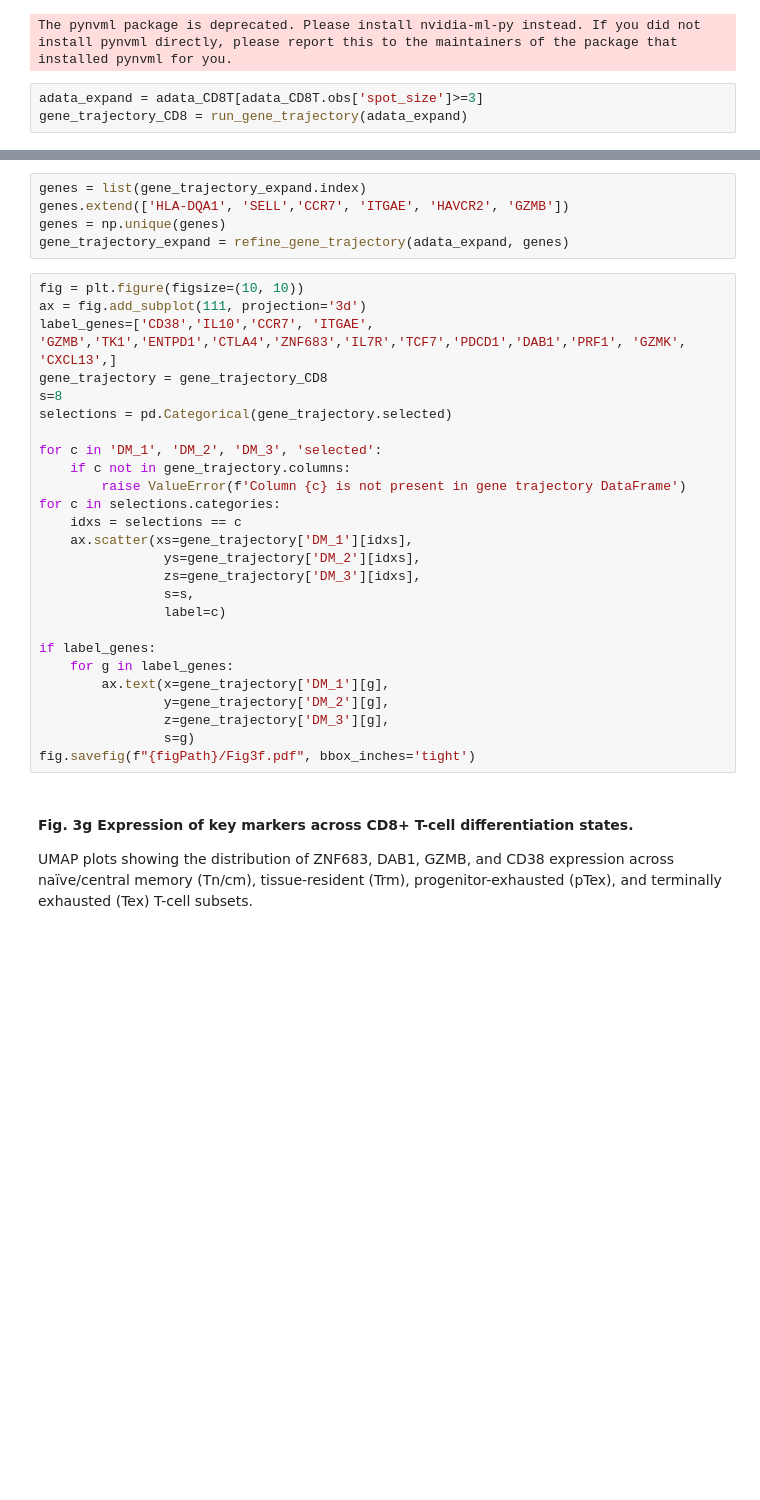
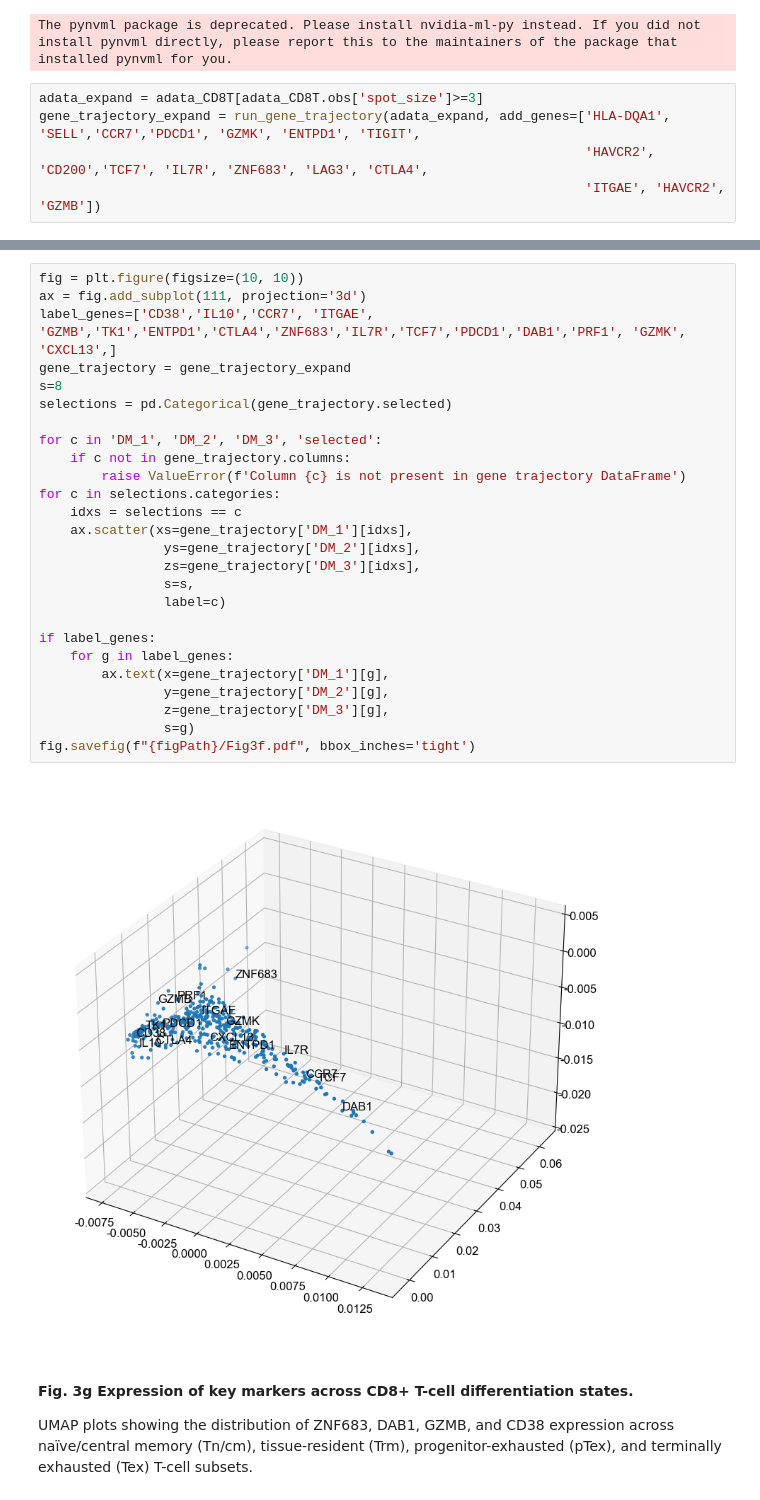
Before and after one commit to lyotvincent/ENKTCL-analysis, a Jupyter notebook: Figure3.ipynb, the cells around one changed output, grey strips where cells are left out. Cells and saved outputs as stored; diff of their text form; blank space fills up the shorter version.

```diff
--- a/Figure3.ipynb
+++ b/Figure3.ipynb
@@ -474,5 +474,7 @@ def refine_gene_trajectory(adata, genes):
 The pynvml package is deprecated. Please install nvidia-ml-py instead. If you did not install pynvml directly, please report this to the maintainers of the package that installed pynvml for you.
 # %%
 adata_expand = adata_CD8T[adata_CD8T.obs['spot_size']>=3]
-gene_trajectory_CD8 = run_gene_trajectory(adata_expand)
+gene_trajectory_expand = run_gene_trajectory(adata_expand, add_genes=['HLA-DQA1', 'SELL','CCR7','PDCD1', 'GZMK', 'ENTPD1', 'TIGIT',
+                                                                      'HAVCR2', 'CD200','TCF7', 'IL7R', 'ZNF683', 'LAG3', 'CTLA4',
+                                                                      'ITGAE', 'HAVCR2', 'GZMB'])
 # %% [output]
@@ -484,34 +489,31 @@ Trying to modify attribute `.obs` of view, initializing view as actual.
-# %%
-genes = list(gene_trajectory_expand.index)
-genes.extend(['HLA-DQA1', 'SELL','CCR7', 'ITGAE', 'HAVCR2', 'GZMB'])
-genes = np.unique(genes)
-gene_trajectory_expand = refine_gene_trajectory(adata_expand, genes)
 # %%
 fig = plt.figure(figsize=(10, 10))
 ax = fig.add_subplot(111, projection='3d')
 label_genes=['CD38','IL10','CCR7', 'ITGAE',  'GZMB','TK1','ENTPD1','CTLA4','ZNF683','IL7R','TCF7','PDCD1','DAB1','PRF1', 'GZMK',  'CXCL13',]
-gene_trajectory = gene_trajectory_CD8
+gene_trajectory = gene_trajectory_expand
 s=8
 selections = pd.Categorical(gene_trajectory.selected)
 
 for c in 'DM_1', 'DM_2', 'DM_3', 'selected':
     if c not in gene_trajectory.columns:
         raise ValueError(f'Column {c} is not present in gene trajectory DataFrame')
 for c in selections.categories:
     idxs = selections == c
     ax.scatter(xs=gene_trajectory['DM_1'][idxs],
                 ys=gene_trajectory['DM_2'][idxs],
                 zs=gene_trajectory['DM_3'][idxs],
                 s=s,
                 label=c)
 
 if label_genes:
     for g in label_genes:
         ax.text(x=gene_trajectory['DM_1'][g],
                 y=gene_trajectory['DM_2'][g],
                 z=gene_trajectory['DM_3'][g],
                 s=g)
 fig.savefig(f"{figPath}/Fig3f.pdf", bbox_inches='tight')
+# %% [output]
+[figure, added]
 # %% [markdown]
 #### **Fig. 3g** Expression of key markers across CD8+ T-cell differentiation states.
 UMAP plots showing the distribution of ZNF683, DAB1, GZMB, and CD38 expression across naïve/central memory (Tn/cm), tissue-resident (Trm), progenitor-exhausted (pTex), and terminally exhausted (Tex) T-cell subsets.
```
Also changed, not shown: parts of 2 cells of this notebook, 1 other file.
